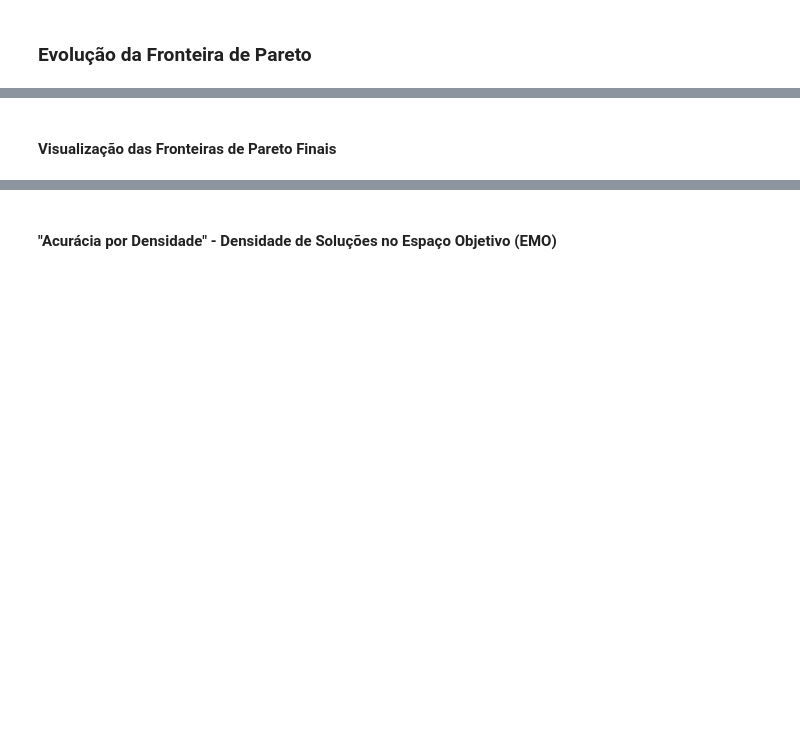
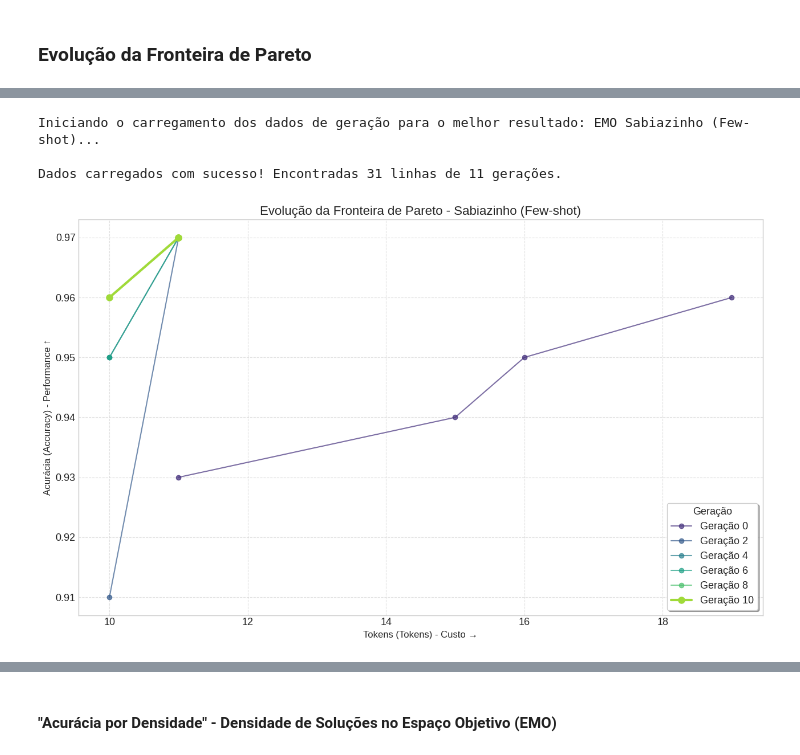
Before and after one commit to SaraCamara/mo-prompt-project, a Jupyter notebook: results/artigo_analise_resultados.ipynb, the cells around one changed output, grey strips where cells are left out. Drawn from its saved outputs; the diff is of its cells as text; code cells hidden in the pictures; blank space fills up the shorter version.

```diff
--- a/results/artigo_analise_resultados.ipynb
+++ b/results/artigo_analise_resultados.ipynb
@@ -683,2 +741,32 @@ Dados de geração EMO Sabiazinho não carregados.
-# %% [markdown]
-#### Visualização das Fronteiras de Pareto Finais
+# %%
+# --- 1. Carregamento dos Dados de Geração para o Melhor Experimento ---
+print("Iniciando o carregamento dos dados de geração para o melhor resultado: EMO Sabiazinho (Few-shot)...")
+
+# Carrega os dados usando a função definida anteriormente no notebook
+emo_sabiazinho_few_shot_gens = load_single_experiment_data(
+    opt_type='emo',
+    model_key='sabiazinho',      # Melhor Modelo
+    strategy_param='few-shot', # Melhor Estratégia
+    data_type='all_generations'
+)
+
+# --- 2. Verificação e Plotagem ---
+# Verifica se os dados foram carregados corretamente antes de tentar plotar
+if emo_sabiazinho_few_shot_gens is not None and not emo_sabiazinho_few_shot_gens.empty:
+    print(f"\nDados carregados com sucesso! Encontradas {len(emo_sabiazinho_few_shot_gens)} linhas de {emo_sabiazinho_few_shot_gens['generation'].nunique()} gerações.")
+
+    # Chama a função de plotagem (definida anteriormente) com os dados carregados.
+    # Não estamos especificando as gerações, então a função escolherá as mais importantes.
+    plot_pareto_evolution(
+        df_generations=emo_sabiazinho_few_shot_gens,
+        model_name='Sabiazinho',
+        strategy_name='Few-shot'
+    )
+else:
+    # A função de carregamento já deve ter impresso um erro detalhado, se houver.
+    print("\nO carregamento dos dados de geração para o experimento 'EMO Sabiazinho (Few-shot)' falhou ou o DataFrame está vazio.")
+# %% [output]
+Iniciando o carregamento dos dados de geração para o melhor resultado: EMO Sabiazinho (Few-shot)...
+
+Dados carregados com sucesso! Encontradas 31 linhas de 11 gerações.
+[figure, added]
```
Also changed, not shown: parts of 29 cells of this notebook, 4 other files.
